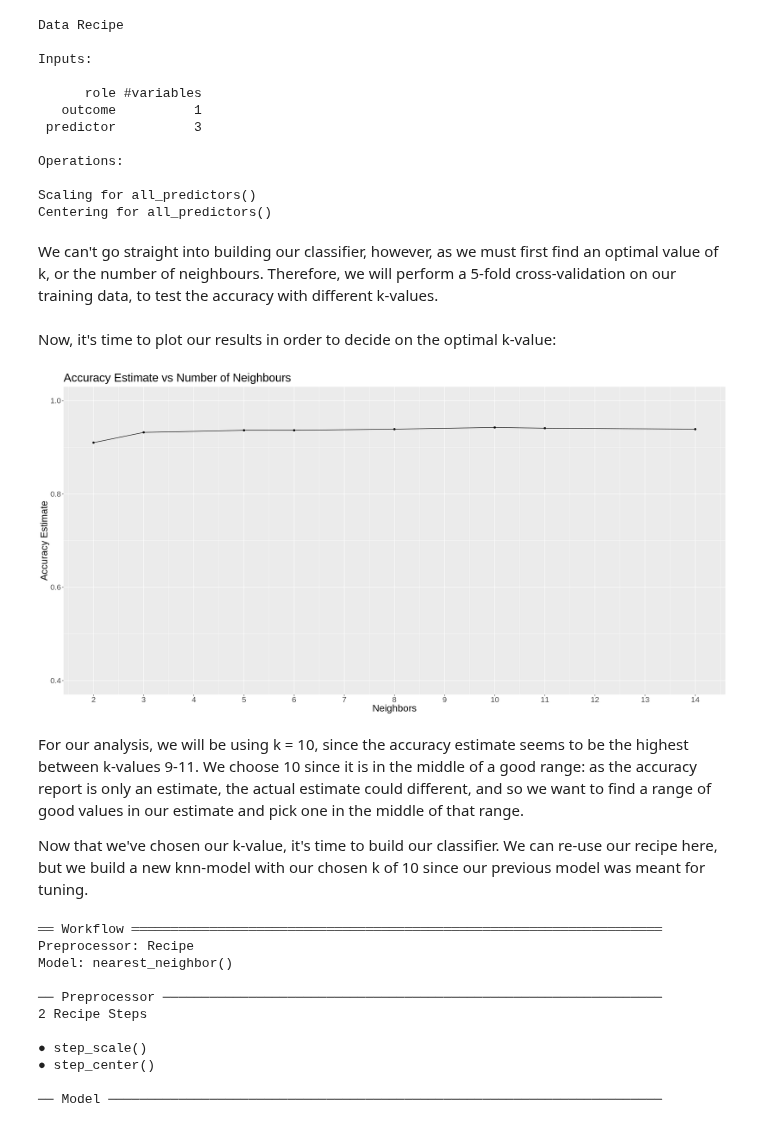
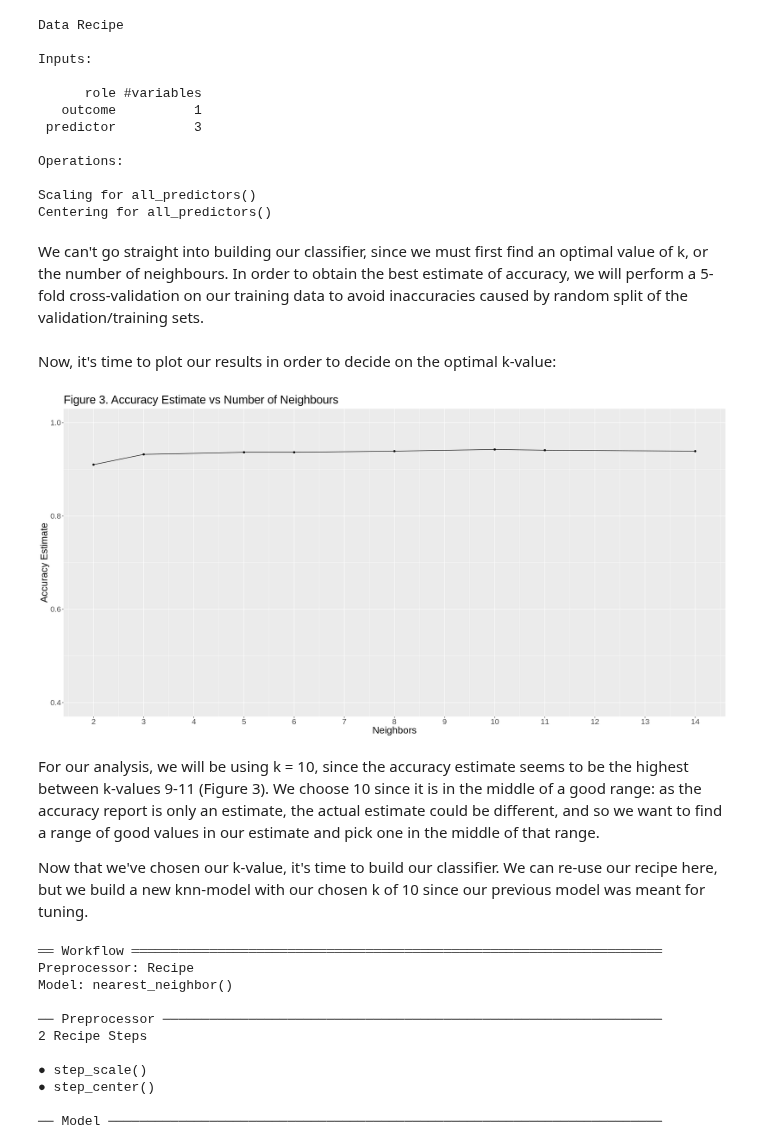
Before and after one commit to Phillipl132/dsci_100_group_24, a Jupyter notebook: Project_Report.ipynb, the cells around one changed output. Saved outputs shown, nothing was run; the diff lists cells and outputs as text; code cells hidden in the pictures.

```diff
--- a/Project_Report.ipynb
+++ b/Project_Report.ipynb
@@ -227,7 +231,7 @@ Operations:
 Scaling for all_predictors()
 Centering for all_predictors()
 # %% [markdown]
-We can't go straight into building our classifier, however, as we must first find an optimal value of k, or the number of neighbours. Therefore, we will perform a 5-fold cross-validation on our training data, to test the accuracy with different k-values.
+We can't go straight into building our classifier, since we must first find an optimal value of k, or the number of neighbours. In order to obtain the best estimate of accuracy, we will perform a 5-fold cross-validation on our training data to avoid inaccuracies caused by random split of the validation/training sets.
 # %%
 set.seed(2022)
 
@@ -250,24 +254,24 @@ Now, it's time to plot our results in order to decide on the optimal k-value:
 # %%
 set.seed(2022)
 
 # filter for the accuracy reports only
 accuracies_down <- knn_down_results %>%
     filter(.metric == "accuracy")
 
 # create a plot of estimated accuracy vs k-value
 cross_val_plot_down <- ggplot(accuracies_down, aes(x= neighbors, y=mean)) +
     geom_point() +
     geom_line() +
     labs(x = "Neighbors", y = "Accuracy Estimate") +
     theme(text = element_text(size=20)) +
     scale_x_continuous(breaks = seq(0, 14, by = 1)) +  # adjusting the x-axis
     scale_y_continuous(limits = c(0.4, 1.0)) + # adjusting the y-axis
-    ggtitle("Accuracy Estimate vs Number of Neighbours")
+    ggtitle("Figure 3. Accuracy Estimate vs Number of Neighbours")
 cross_val_plot_down
 # %% [output]
-[figure, old version]
+[figure, new version]
 # %% [markdown]
-For our analysis, we will be using k = 10, since the accuracy estimate seems to be the highest between k-values 9-11. We choose 10 since it is in the middle of a good range: as the accuracy report is only an estimate, the actual estimate could different, and so we want to find a range of good values in our estimate and pick one in the middle of that range.
+For our analysis, we will be using k = 10, since the accuracy estimate seems to be the highest between k-values 9-11 (Figure 3). We choose 10 since it is in the middle of a good range: as the accuracy report is only an estimate, the actual estimate could be different, and so we want to find a range of good values in our estimate and pick one in the middle of that range.
 
 Now that we've chosen our k-value, it's time to build our classifier. We can re-use our recipe here, but we build a new knn-model with our chosen k of 10 since our previous model was meant for tuning.
 # %%
```
Also changed, not shown: parts of 14 cells of this notebook.
